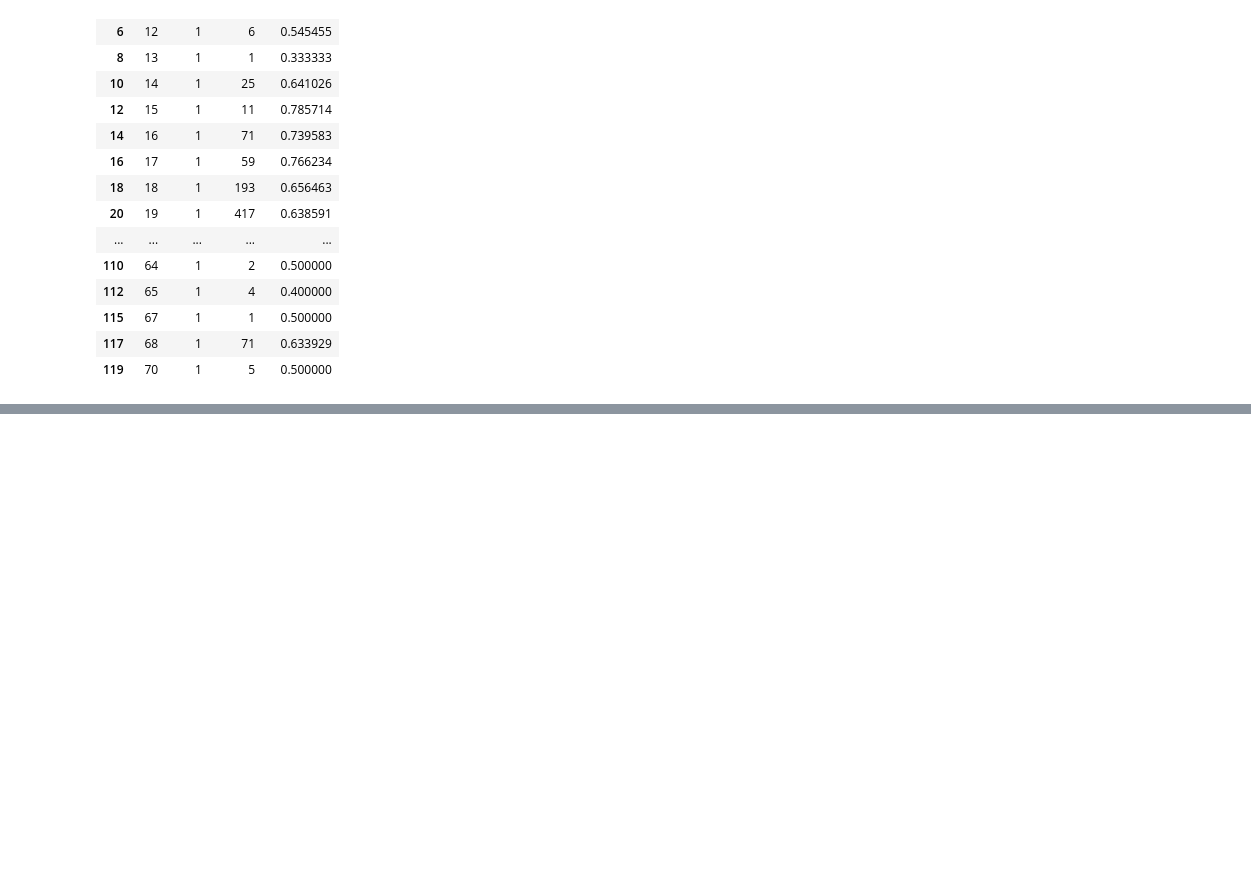
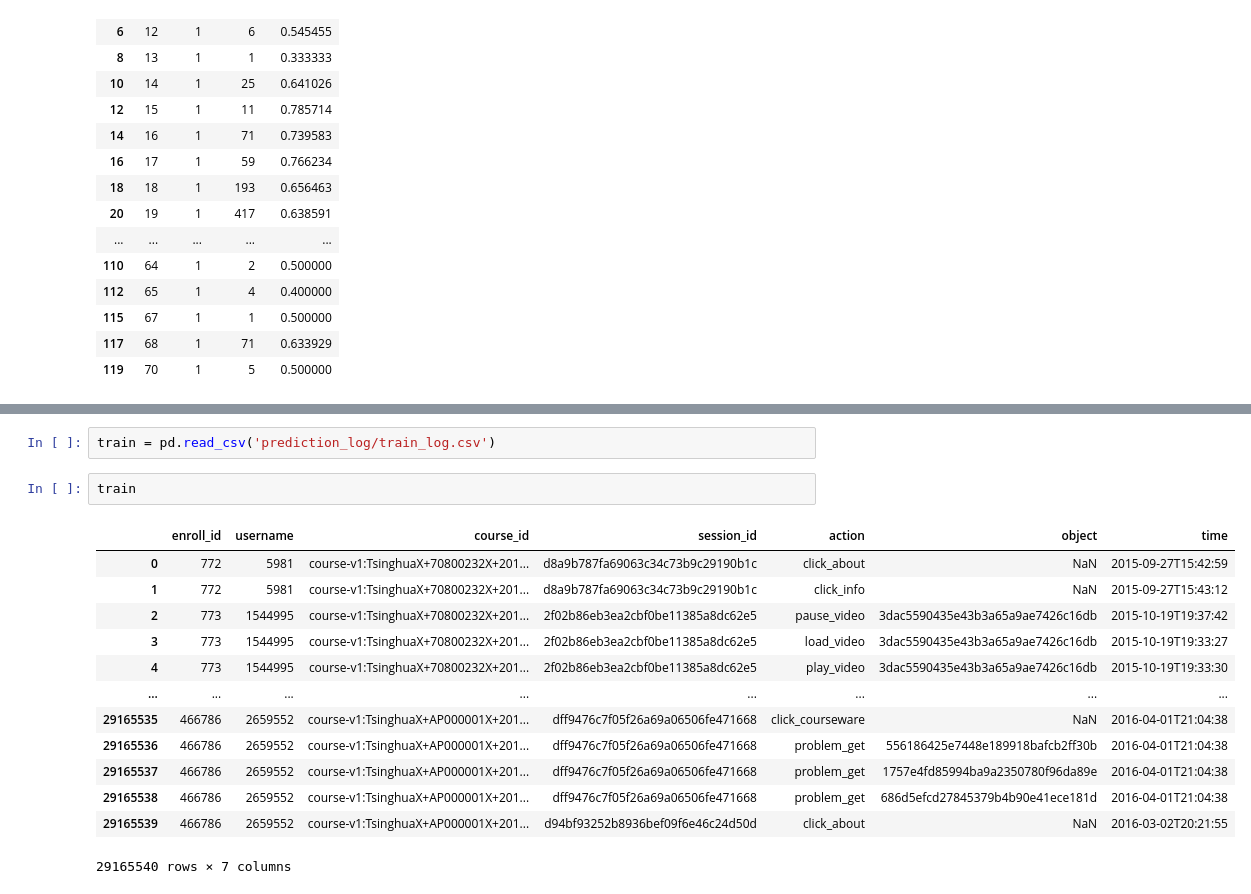
Before and after one commit to matteorusso/AIED, a Jupyter notebook: XuetangX - Data Exploration.ipynb, the cells around one changed output, grey strips where cells are left out. Cells and saved outputs as stored; diff of their text form; blank space fills up the shorter version.

```diff
--- a/XuetangX - Data Exploration.ipynb
+++ b/XuetangX - Data Exploration.ipynb
@@ -141,3 +123,21 @@ plt.plot(drop_age['age'], drop_age['proportion'])
 # %% [output]
 [<matplotlib.lines.Line2D at 0x...>]
 [figure]
+# %%
+train = pd.read_csv('prediction_log/train_log.csv')
+# %%
+train
+# %% [output]
+|  | enroll_id | username | course_id | session_id | action | object | time |
+| 0 | 772 | 5981 | course-v1:TsinghuaX+70800232X+201... | d8a9b787fa69063c34c73b9c29190b1c | click_about | NaN | 2015-09-27T15:42:59 |
+| 1 | 772 | 5981 | course-v1:TsinghuaX+70800232X+201... | d8a9b787fa69063c34c73b9c29190b1c | click_info | NaN | 2015-09-27T15:43:12 |
+| 2 | 773 | 1544995 | course-v1:TsinghuaX+70800232X+201... | 2f02b86eb3ea2cbf0be11385a8dc62e5 | pause_video | 3dac5590435e43b3a65a9ae7426c16db | 2015-10-19T19:37:42 |
+| 3 | 773 | 1544995 | course-v1:TsinghuaX+70800232X+201... | 2f02b86eb3ea2cbf0be11385a8dc62e5 | load_video | 3dac5590435e43b3a65a9ae7426c16db | 2015-10-19T19:33:27 |
+| 4 | 773 | 1544995 | course-v1:TsinghuaX+70800232X+201... | 2f02b86eb3ea2cbf0be11385a8dc62e5 | play_video | 3dac5590435e43b3a65a9ae7426c16db | 2015-10-19T19:33:30 |
+| ... | ... | ... | ... | ... | ... | ... | ... |
+| 29165535 | 466786 | 2659552 | course-v1:TsinghuaX+AP000001X+201... | dff9476c7f05f26a69a06506fe471668 | click_courseware | NaN | 2016-04-01T21:04:38 |
+| 29165536 | 466786 | 2659552 | course-v1:TsinghuaX+AP000001X+201... | dff9476c7f05f26a69a06506fe471668 | problem_get | 556186425e7448e189918bafcb2ff30b | 2016-04-01T21:04:38 |
+| 29165537 | 466786 | 2659552 | course-v1:TsinghuaX+AP000001X+201... | dff9476c7f05f26a69a06506fe471668 | problem_get | 1757e4fd85994ba9a2350780f96da89e | 2016-04-01T21:04:38 |
+| 29165538 | 466786 | 2659552 | course-v1:TsinghuaX+AP000001X+201... | dff9476c7f05f26a69a06506fe471668 | problem_get | 686d5efcd27845379b4b90e41ece181d | 2016-04-01T21:04:38 |
+| 29165539 | 466786 | 2659552 | course-v1:TsinghuaX+AP000001X+201... | d94bf93252b8936bef09f6e46c24d50d | click_about | NaN | 2016-03-02T20:21:55 |
+29165540 rows × 7 columns
```
Also changed, not shown: parts of 6 cells of this notebook.
